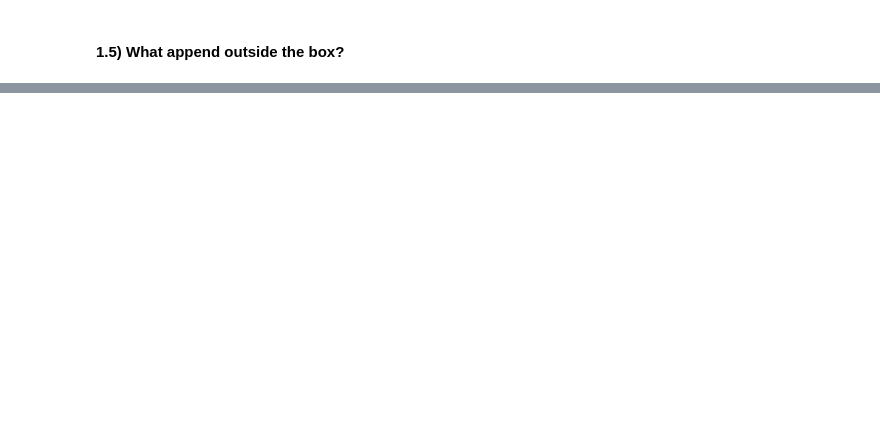
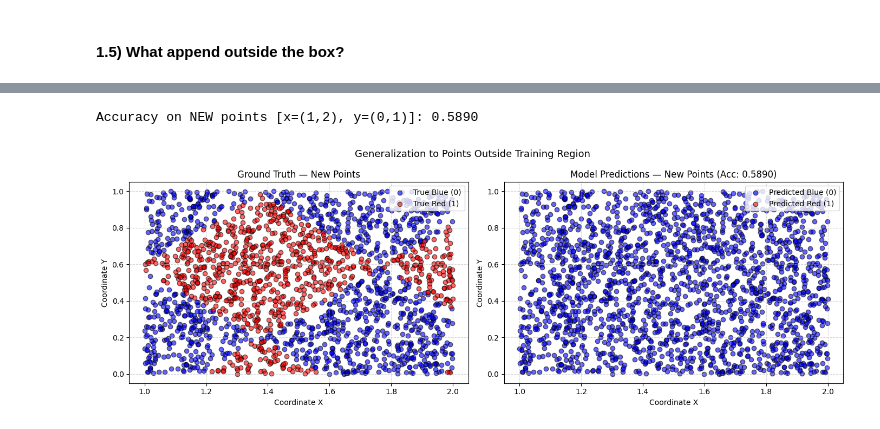
Before and after one commit to mazapataa/NNbasic, a Jupyter notebook: Practica2_Neural Network_with_Tensorflow.keras.ipynb, the cells around one changed output, grey strips where cells are left out. Drawn from its saved outputs; the diff is of its cells as text; code cells hidden in the pictures; blank space fills up the shorter version.

```diff
--- a/Practica2_Neural Network_with_Tensorflow.keras.ipynb
+++ b/Practica2_Neural Network_with_Tensorflow.keras.ipynb
@@ -266,0 +287,42 @@ plt.show()
+# %%
+X_new = data_new[:, :2]   # shape (2000, 2)
+y_new_true = data_new[:, 2].astype(int)
+
+# Run the trained model on the new coordinates
+y_new_prob = model.predict(X_new, verbose=0)
+y_new_pred = (y_new_prob > 0.5).astype(int).flatten()
+
+accuracy_new = accuracy_score(y_new_true, y_new_pred)
+print(f"Accuracy on NEW points [x=(1,2), y=(0,1)]: {accuracy_new:.4f}")
+# %% [output]
+Accuracy on NEW points [x=(1,2), y=(0,1)]: 0.5890
+# %%
+fig, axes = plt.subplots(1, 2, figsize=(14, 5))
+
+# Left: ground truth
+axes[0].scatter(X_new[y_new_true == 0, 0], X_new[y_new_true == 0, 1],
+                color='blue', label='True Blue (0)', edgecolors='k', alpha=0.6)
+axes[0].scatter(X_new[y_new_true == 1, 0], X_new[y_new_true == 1, 1],
+                color='red',  label='True Red (1)',  edgecolors='k', alpha=0.6)
+axes[0].set_title('Ground Truth — New Points')
+axes[0].set_xlabel('Coordinate X')
+axes[0].set_ylabel('Coordinate Y')
+axes[0].legend()
+axes[0].grid(True, linestyle='--', alpha=0.5)
+
+# Right: model predictions
+axes[1].scatter(X_new[y_new_pred == 0, 0], X_new[y_new_pred == 0, 1],
+                color='blue', label='Predicted Blue (0)', edgecolors='k', alpha=0.6)
+axes[1].scatter(X_new[y_new_pred == 1, 0], X_new[y_new_pred == 1, 1],
+                color='red',  label='Predicted Red (1)',  edgecolors='k', alpha=0.6)
+axes[1].set_title(f'Model Predictions — New Points (Acc: {accuracy_new:.4f})')
+axes[1].set_xlabel('Coordinate X')
+axes[1].set_ylabel('Coordinate Y')
+axes[1].legend()
+axes[1].grid(True, linestyle='--', alpha=0.5)
+
+plt.suptitle('Generalization to Points Outside Training Region', fontsize=13)
+plt.tight_layout()
+plt.show()
+# %% [output]
+[figure, added]
```
Also changed, not shown: parts of 6 cells of this notebook.
